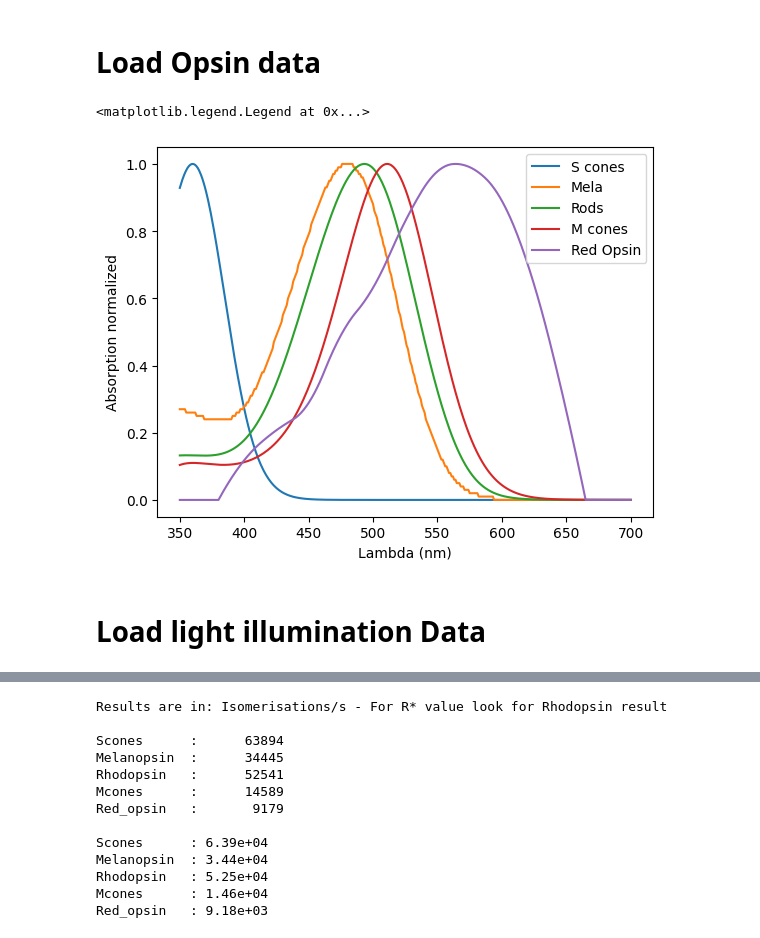
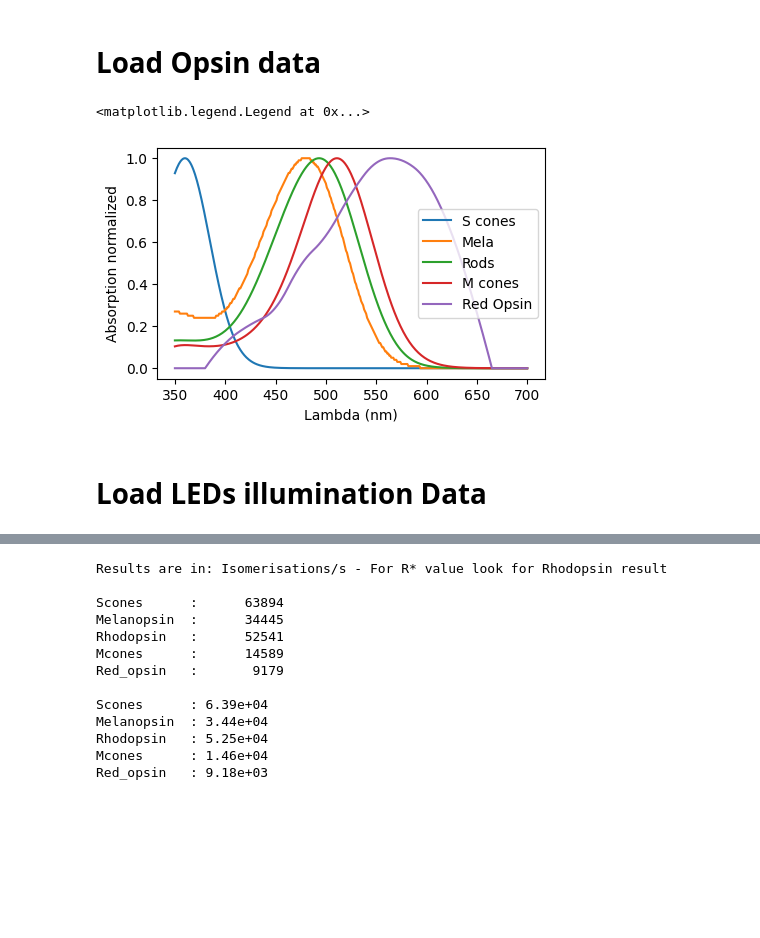
Before and after one commit to FilippoCastellani/photoreceptor_isomerisation, a Jupyter notebook: Calculate_isomerizations.ipynb, the cells around one changed output, grey strips where cells are left out. Cells and saved outputs as stored; diff of their text form; code cells hidden in the pictures; blank space fills up the shorter version.

Commit message:
Worked on photoisomerization understanding

```diff
--- a/Calculate_isomerizations.ipynb
+++ b/Calculate_isomerizations.ipynb
@@ -27,26 +22,29 @@ def save_obj(obj, name ):
 # Load Opsin data
 # %%
 fsave = './PhotoReceptorData'
-PhData = load_obj(fsave)
+PhData = load_obj(fsave)                        # Photo Receptors Data
 
-Opsins=[]
-Opsins.append(PhData['Scones'])
-Opsins.append(PhData['Mela'])
-Opsins.append(PhData['Rods'])
-Opsins.append(PhData['Mcones'])
-Opsins.append(PhData['RedOpsin'])
+Opsins=[]                                       # Opsins matrix initialization
 
-x = PhData['x_axis']
+Opsins.append(PhData['Scones'])                 # S cones
+Opsins.append(PhData['Mela'])                   # Melanopsin
+Opsins.append(PhData['Rods'])                   # Rods
+Opsins.append(PhData['Mcones'])                 # M cones
+Opsins.append(PhData['RedOpsin'])               # Red Opsin
 
-for o in Opsins:
-    plot(x,o)
-
-xlabel('Lambda (nm)')
-ylabel('Absorption normalized')
-legend(['S cones','Mela','Rods','M cones','Red Opsin'])
+x = PhData['x_axis']                            # Wavelength axis
-# %% [output]
-<matplotlib.legend.Legend at 0x...>
-[figure, removed]
+# %%
+fig, ax = plt.subplots(figsize=(5, 3))
+
+for o in Opsins:
+    ax.plot(x,o)
+
+ax.set_xlabel('Lambda (nm)')
+ax.set_ylabel('Absorption normalized')
+ax.legend(['S cones','Mela','Rods','M cones','Red Opsin'])
+# %% [output]
+<matplotlib.legend.Legend at 0x...>
+[figure, added]
 # %% [markdown]
-# Load light illumination Data
+# Load LEDs illumination Data
 # %%
```
Also changed, not shown: parts of 24 cells of this notebook, 1 other file.
